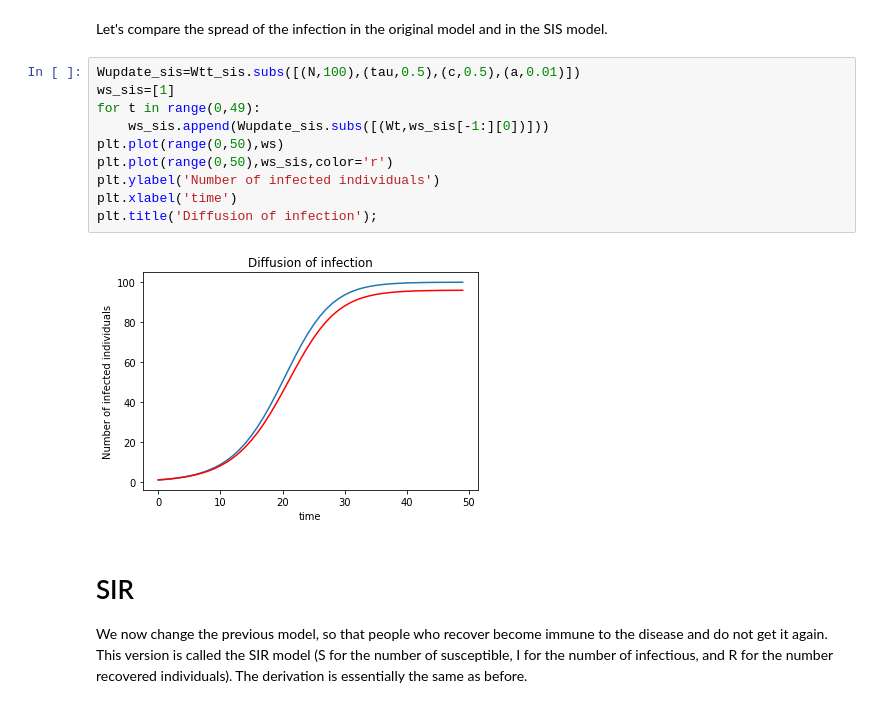
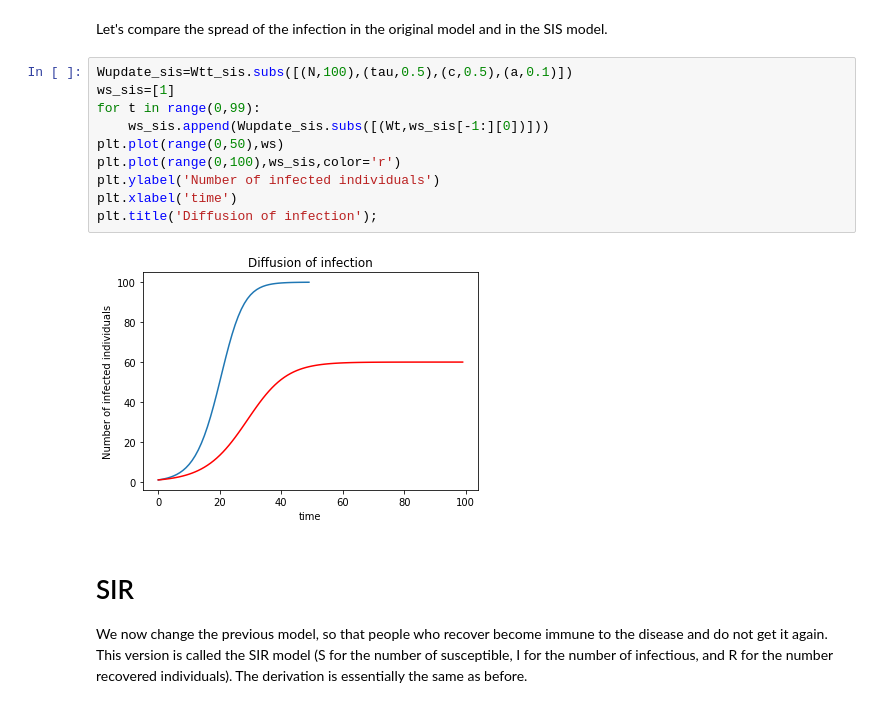
Before and after one commit to ehud/Notes, a Jupyter notebook: SIS-Model.ipynb, the cells around one changed output. Drawn from its saved outputs; the diff is of its cells as text.

```diff
--- a/SIS-Model.ipynb
+++ b/SIS-Model.ipynb
@@ -153,17 +153,17 @@ To be provocative: If you, as a health official, know that this number is unatai
 # %% [markdown]
 Let's compare the spread of the infection in the original model and in the SIS model.
 # %%
-Wupdate_sis=Wtt_sis.subs([(N,100),(tau,0.5),(c,0.5),(a,0.01)])
+Wupdate_sis=Wtt_sis.subs([(N,100),(tau,0.5),(c,0.5),(a,0.1)])
 ws_sis=[1]
-for t in range(0,49):
+for t in range(0,99):
     ws_sis.append(Wupdate_sis.subs([(Wt,ws_sis[-1:][0])]))
 plt.plot(range(0,50),ws)
-plt.plot(range(0,50),ws_sis,color='r')
+plt.plot(range(0,100),ws_sis,color='r')
 plt.ylabel('Number of infected individuals')
 plt.xlabel('time')
 plt.title('Diffusion of infection');
 # %% [output]
-[figure, old version]
+[figure, new version]
 # %% [markdown]
 # SIR
 
```
Also changed, not shown: parts of 4 cells of this notebook.
